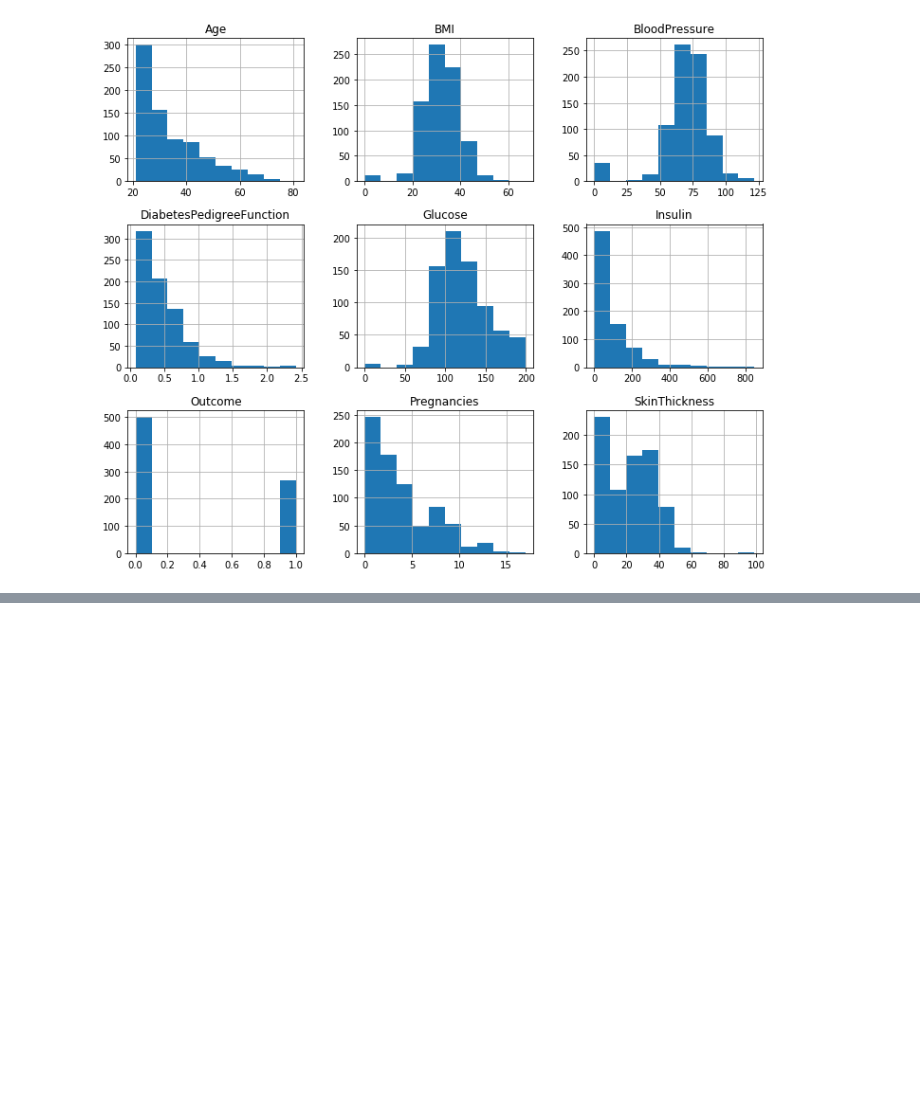
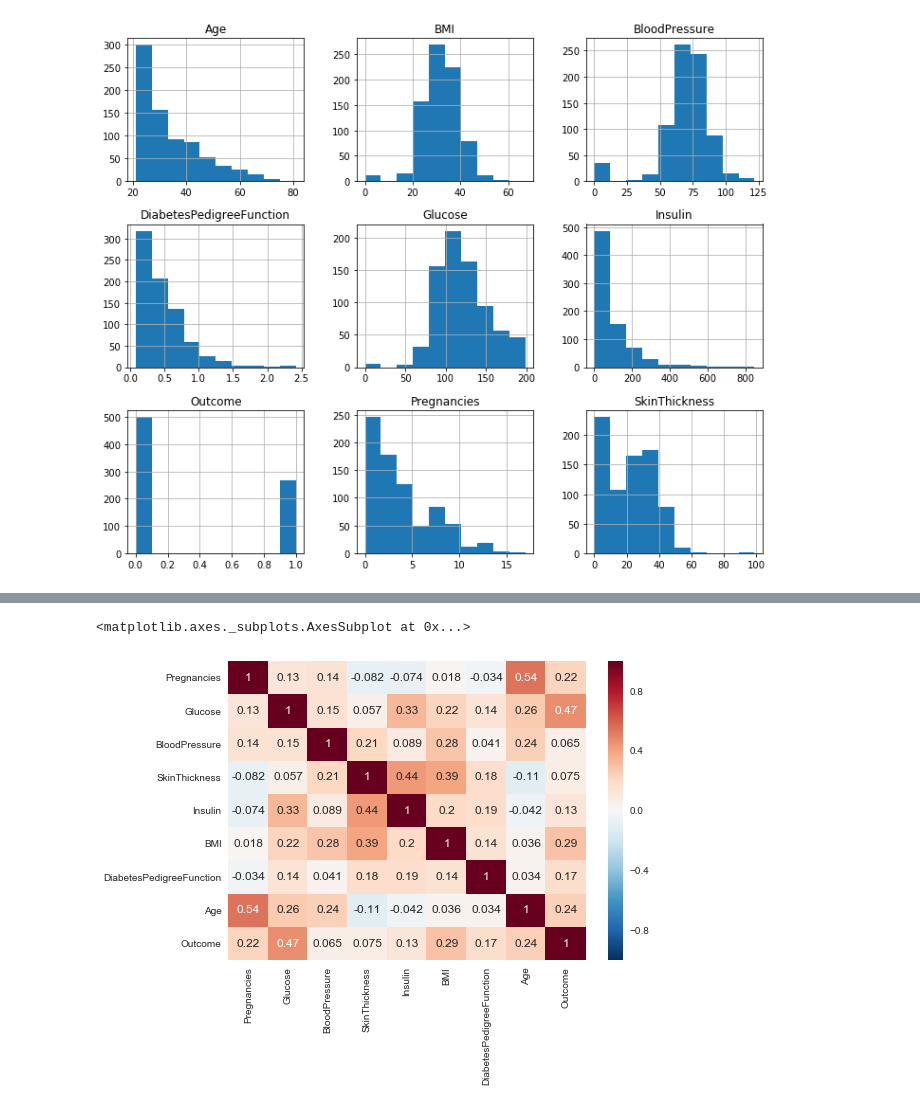
Before and after one commit to YasirHabib/Deep-Learning, a Jupyter notebook: solutions/4 DL Solutions.ipynb, the cells around one changed output, grey strips where cells are left out. Saved outputs shown, nothing was run; the diff lists cells and outputs as text; code cells hidden in the pictures; blank space fills up the shorter version.

```diff
--- a/solutions/4 DL Solutions.ipynb
+++ b/solutions/4 DL Solutions.ipynb
@@ -107,0 +119,5 @@ _ = df.hist(figsize=(12, 10))
+# %%
+sns.heatmap(df.corr(), annot = True)
+# %% [output]
+<matplotlib.axes._subplots.AxesSubplot at 0x...>
+[figure, added]
```
Also changed, not shown: parts of 14 cells of this notebook.
